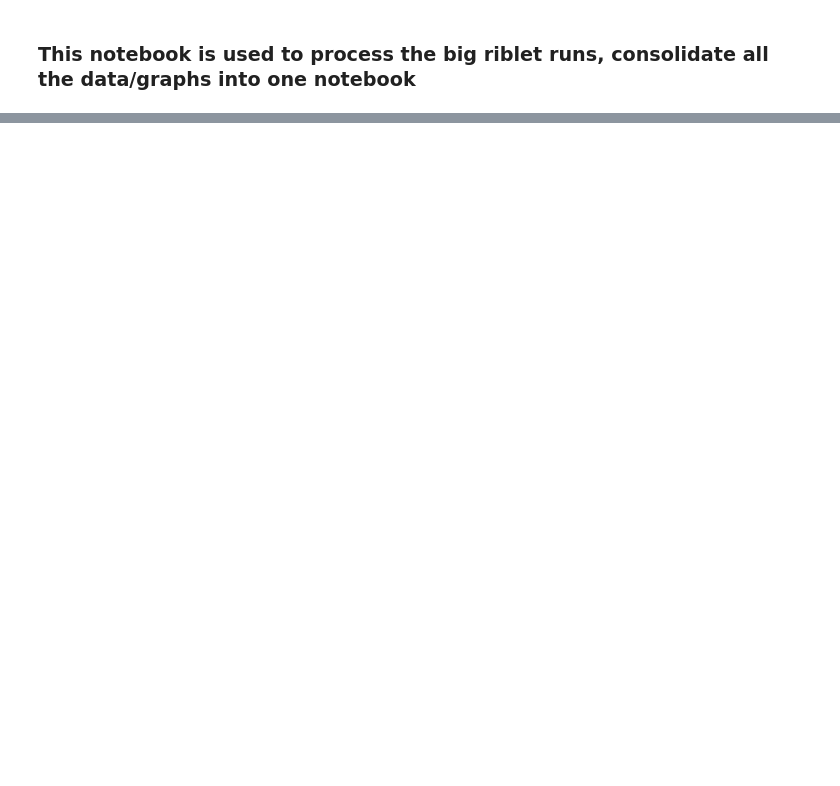
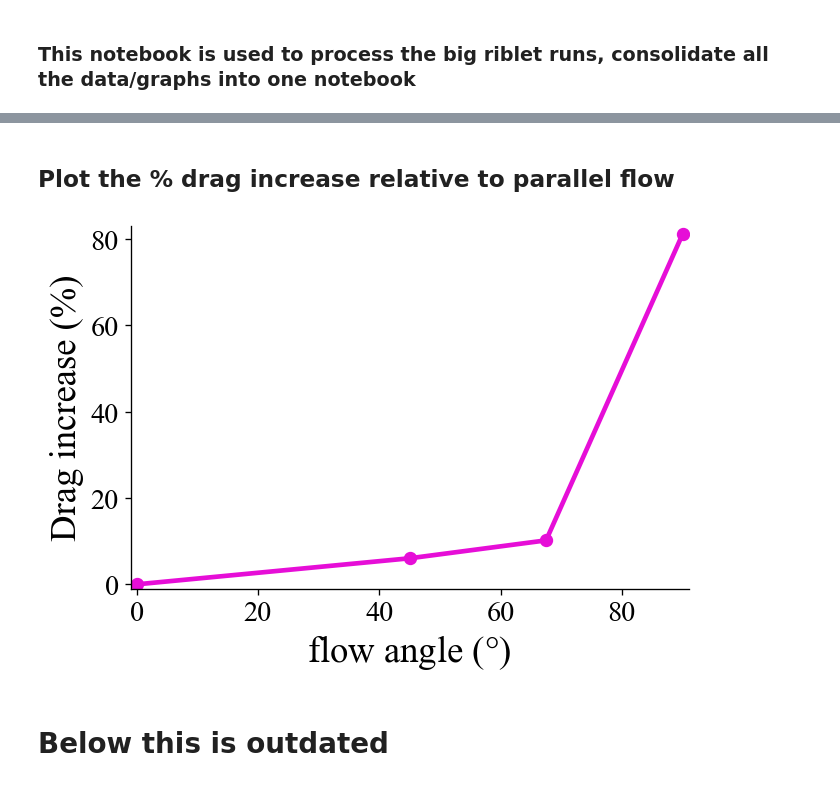
Before and after one commit to patricksinclair/openfoam_utilities, a Jupyter notebook: big_run_analyser.ipynb, the cells around one changed output, grey strips where cells are left out. Cells and saved outputs as stored; diff of their text form; code cells hidden in the pictures; blank space fills up the shorter version.

```diff
--- a/big_run_analyser.ipynb
+++ b/big_run_analyser.ipynb
@@ -74,0 +99,14 @@ NOBIOFILM_drag_vals = [parallelFlow_NOBIOFILM_drag_value, angle45Flow_NOBIOFILM_
+# %%
+# the % drag increases as a function of flow angle
+angle00_drag_increase = percent_increase(parallelFlow_NOBIOFILM_drag_value, parallelFlow_NOBIOFILM_drag_value)
+angle45_drag_increase = percent_increase(parallelFlow_NOBIOFILM_drag_value, angle45Flow_NOBIOFILM_drag_value)
+angle67_drag_increase = percent_increase(parallelFlow_NOBIOFILM_drag_value, angle67Flow_NOBIOFILM_drag_value)
+angle90_drag_increase = percent_increase(parallelFlow_NOBIOFILM_drag_value, perpendicularFlow_NOBIOFILM_drag_value)
+
+drag_increases = [angle00_drag_increase, angle45_drag_increase, angle67_drag_increase, angle90_drag_increase]
+flow_angles = [0., 45., 67.5, 90.]
+
+print(f"% drag increase (0° -> 0°):    {angle00_drag_increase:.2f}%")
+print(f"% drag increase (0° -> 45°):   {angle45_drag_increase:.2f}%")
+print(f"% drag increase (0° -> 67.5°): {angle67_drag_increase:.2f}%")
+print(f"% drag increase (0° -> 90°):   {angle90_drag_increase:.2f}%")
@@ -75,3 +283,28 @@ NOBIOFILM_drag_vals = [parallelFlow_NOBIOFILM_drag_value, angle45Flow_NOBIOFILM_
+# %% [markdown]
+## Plot the % drag increase relative to parallel flow
+# %%
+fig, ax = plt.subplots(dpi=120)
+fig.set_size_inches(6, 4)
+ax.spines['top'].set_visible(False)
+ax.spines['right'].set_visible(False)
+
+ax.plot(flow_angles, drag_increases, marker='o', markersize=7, lw=2.8, c='#e60ed7')
+
+ax.tick_params(axis='both', which='major', labelsize=17)
+
+ax.set_xlabel("flow angle ($\degree$)", fontsize=22)
+ax.set_ylabel("Drag increase (%)", fontsize=22)
+ax.set_xlim(-1, 91)
+ax.set_ylim(-1, 83)
+
+plt.savefig('riblet_plots/drag_percent_increase.pdf', dpi=330, bbox_inches='tight')
+
+
+plt.show()
+# %% [output]
+[figure, added]
+# %% [markdown]
+# Below this is outdated
 # %%
 bf_thickness_labels = ["14 $\mu$m", "28 $\mu$m", "50 $\mu$m"]
 drag_angle_labels = ["$0\degree$", "$45\degree$", "$90\degree$"]
```
Also changed, not shown: parts of 31 cells of this notebook.
